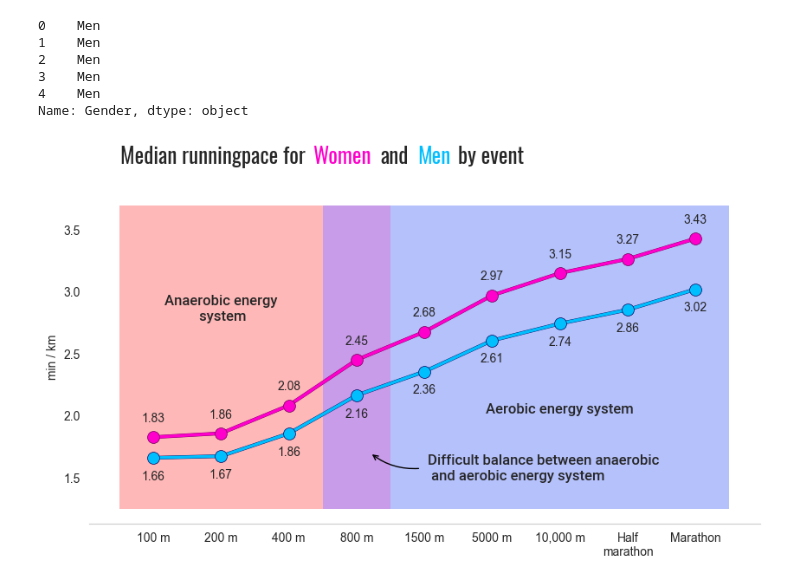
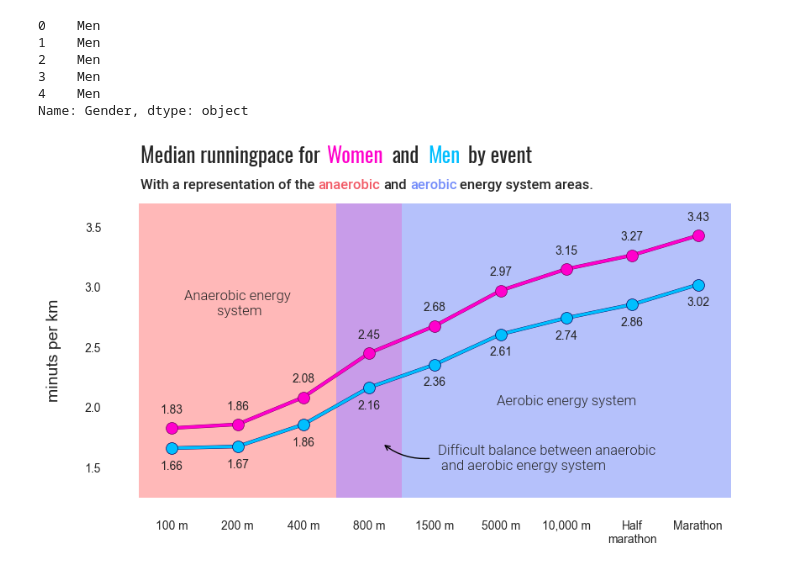
Before and after one commit to Uiblar/DataViz-HSLU, a Jupyter notebook: Python/pace_by_event.ipynb, the cells around one changed output. Cells and saved outputs as stored; diff of their text form; code cells hidden in the pictures.

Commit message:
Polished pace by event and winning times progression plots

```diff
--- a/Python/pace_by_event.ipynb
+++ b/Python/pace_by_event.ipynb
@@ -72,17 +72,23 @@ title_font = mpl.font_manager.FontProperties(
     weight="normal",
 )
 
-annotations_font = mpl.font_manager.FontProperties(
+subtitle_font = mpl.font_manager.FontProperties(
     fname=Path("../Fonts/Roboto/Roboto-Medium.ttf"),
     size=12,
     weight="normal",
 )
+
+annotations_font = mpl.font_manager.FontProperties(
+    fname=Path("../Fonts/Roboto/Roboto-Light.ttf"),
+    size=12,
+    weight="normal",
+)
 # %%
 f, ax = plt.subplots(figsize=(10, 5))
 
 common_xticks = ['100 m', '200 m', '400 m', '800 m', '1500 m', '5000 m', '10,000 m', 'Half\nmarathon', 'Marathon']
 
-
+# Title
 title_start = "Median runningpace for"
 title_colored_women = "Women"
 title_middle = "and"
@@ -101,6 +107,26 @@ ax.text(txt_pos_women, txt_pos_vert, title_colored_women, ha='left', va='bottom'
 ax.text(txt_pos_middle, txt_pos_vert, title_middle, ha='left', va='bottom', fontproperties=title_font)
 ax.text(txt_pos_men, txt_pos_vert, title_colored_men, ha='left', va='bottom', color='#00bfff', fontproperties=title_font)
 ax.text(txt_pos_end, txt_pos_vert, title_end, ha='left', va='bottom', fontproperties=title_font)
+
+# Subtitle
+subtitle_start = "With a representation of the"
+subtitle_colored_anaerobic = "anaerobic"
+subtitle_middle = "and"
+subtitle_colored_aerobic = "aerobic"
+subtitle_end = "energy system areas."
+
+# Set each part of the title with different colors
+txt2_pos_start = -0.4775
+txt2_pos_anaerobic = txt2_pos_start + 2.7
+txt2_pos_middle = txt2_pos_anaerobic + 1
+txt2_pos_aerobic = txt2_pos_middle + 0.4
+txt2_pos_end = txt2_pos_aerobic + 0.75
+txt2_pos_vert = 3.8
+ax.text(txt2_pos_start, txt2_pos_vert, subtitle_start, ha='left', va='bottom', fontproperties=subtitle_font)
+ax.text(txt2_pos_anaerobic, txt2_pos_vert, subtitle_colored_anaerobic, ha='left', va='bottom', color='#f25a66', fontproperties=subtitle_font)
+ax.text(txt2_pos_middle, txt2_pos_vert, subtitle_middle, ha='left', va='bottom', fontproperties=subtitle_font)
+ax.text(txt2_pos_aerobic, txt2_pos_vert, subtitle_colored_aerobic, ha='left', va='bottom', color='#738cfa', fontproperties=subtitle_font)
+ax.text(txt2_pos_end, txt2_pos_vert, subtitle_end, ha='left', va='bottom', fontproperties=subtitle_font)
 
 # --------------------------------------------Men-------------------------------------------
 
@@ -180,7 +206,7 @@ ax.xaxis.grid(True, linestyle='-', linewidth=50, color='lightgrey', alpha=0.0, z
 ax.yaxis.grid(False)
 
 # Set the y-axis label
-ax.set_ylabel('min / km')
+ax.set_ylabel('minuts per km', labelpad=20, fontsize=14)
 
 # Define the rectangles
 rec_height = 2.45
@@ -212,32 +238,35 @@ text1 = ax.text(pointx, pointy, "Anaerobic energy\n system".format(pointx, point
 # Add annotation2 "aerobic"
 pointx = 6
 pointy = 2
 
 text1 = ax.text(pointx, pointy, "Aerobic energy system".format(pointx, pointy),
                 ha='center',
                 va='bottom',
                 fontproperties=annotations_font)
 
 # Add annotation3 with arrow "anaerobic and aerobic"
 pointx = 3.2
 pointy = 1.7
 
 annox = pointx + 0.75
 annoy = pointy - 0.125
 
 anno1 = ax.annotate(xy=(pointx, pointy), text="",
                    xytext=(annox,annoy),
                    arrowprops=dict(arrowstyle="->", connectionstyle="arc3,rad=-0.2", ec='black'),
                    zorder=99)
 
 annotext = ax.text(x=annox + 0.1, y=annoy,
                    s="Difficult balance between anaerobic \n"
                      " and aerobic energy system",
                    va="center",
                    fontproperties=annotations_font)
 
-sns.despine(left=True, top=True, right=True)
+# Adjust the bottom margin
+f.subplots_adjust()
+
+sns.despine(left=True, top=True, right=True, bottom=True)
 
 plt.show()
 # %% [output]
-[figure, old version]
+[figure, new version]
```
Also changed, not shown: 1 other file.
